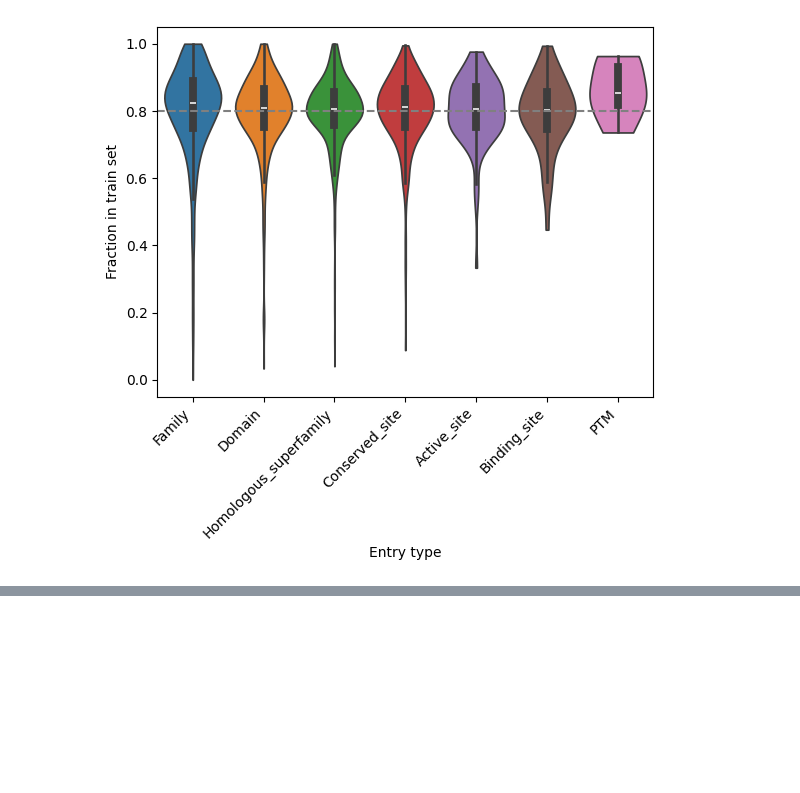
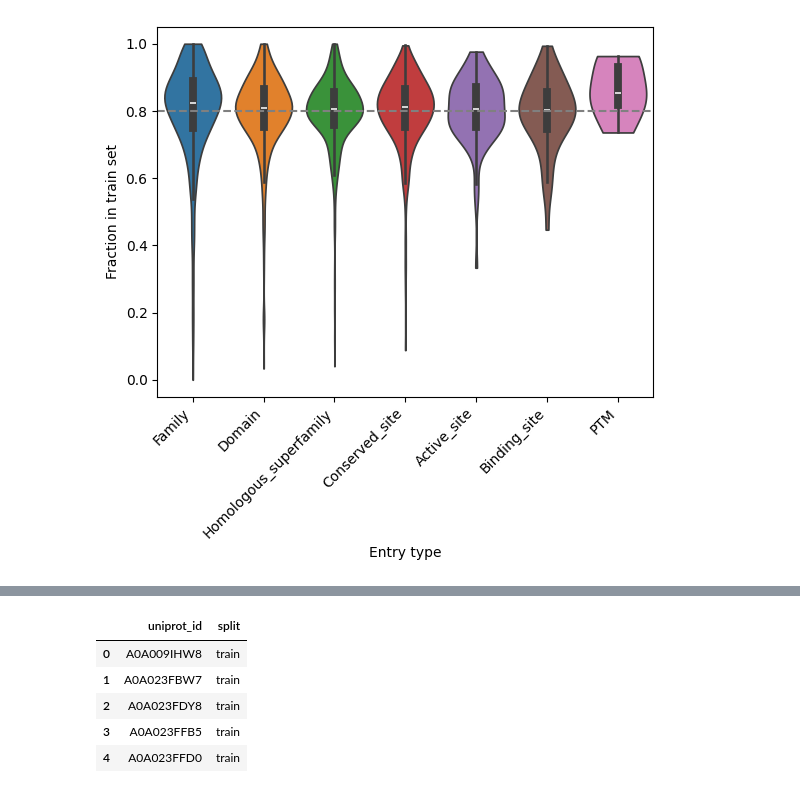
Before and after one commit to rcalef/magneton, a Jupyter notebook: experiments/create_dataset_splits.ipynb, the cells around one changed output, grey strips where cells are left out. Cells and saved outputs as stored; diff of their text form; code cells hidden in the pictures; blank space fills up the shorter version.

```diff
--- a/experiments/create_dataset_splits.ipynb
+++ b/experiments/create_dataset_splits.ipynb
@@ -717,0 +505,10 @@ plt.show()
+# %%
+tmp = pd.read_table("/weka/scratch/weka/kellislab/rcalef/data/magneton-data/interpro_103.0/dataset_splits/seq_splits.tsv")
+tmp.head()
+# %% [output]
+|  | uniprot_id | split |
+| 0 | A0A009IHW8 | train |
+| 1 | A0A023FBW7 | train |
+| 2 | A0A023FDY8 | train |
+| 3 | A0A023FFB5 | train |
+| 4 | A0A023FFD0 | train |
```
Also changed, not shown: parts of 21 cells of this notebook, 26 other files.
